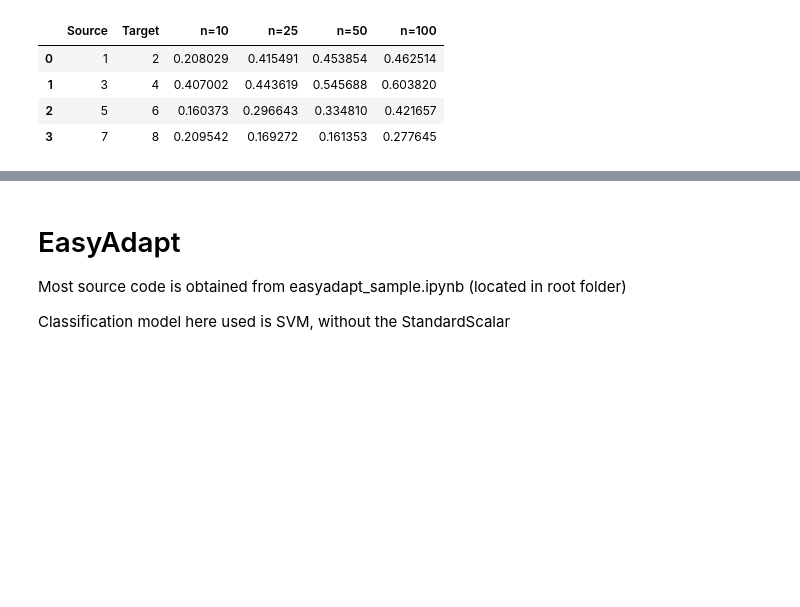
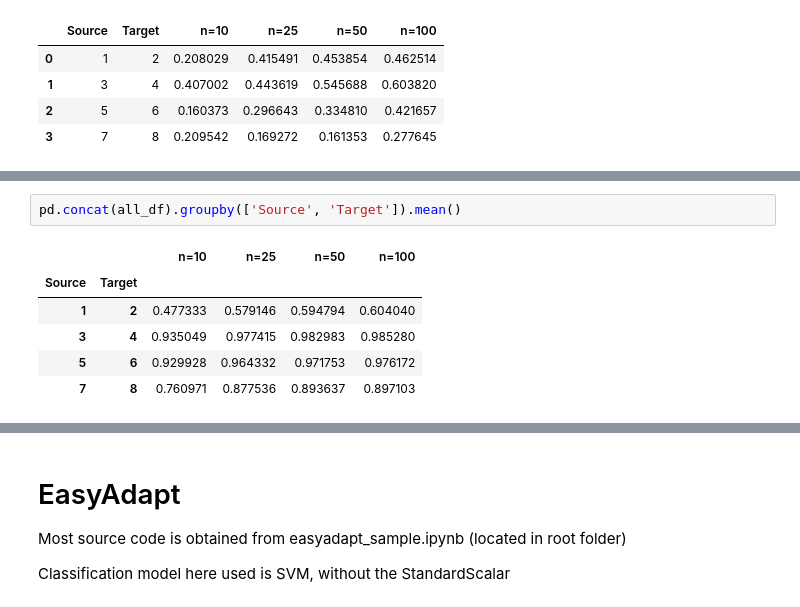
Before and after one commit to ikttan/maes, a Jupyter notebook: version-original/qwk_domain_adaptation.ipynb, the cells around one changed output, grey strips where cells are left out. Cells and saved outputs as stored; diff of their text form; blank space fills up the shorter version.

```diff
--- a/version-original/qwk_domain_adaptation.ipynb
+++ b/version-original/qwk_domain_adaptation.ipynb
@@ -243,0 +251,9 @@ nb_scores_df
+# %%
+pd.concat(all_df).groupby(['Source', 'Target']).mean()
+# %% [output]
+|  |  | n=10 | n=25 | n=50 | n=100 |
+| Source | Target |  |  |  |  |
+| 1 | 2 | 0.477333 | 0.579146 | 0.594794 | 0.604040 |
+| 3 | 4 | 0.935049 | 0.977415 | 0.982983 | 0.985280 |
+| 5 | 6 | 0.929928 | 0.964332 | 0.971753 | 0.976172 |
+| 7 | 8 | 0.760971 | 0.877536 | 0.893637 | 0.897103 |
```
Also changed, not shown: parts of 21 cells of this notebook.
